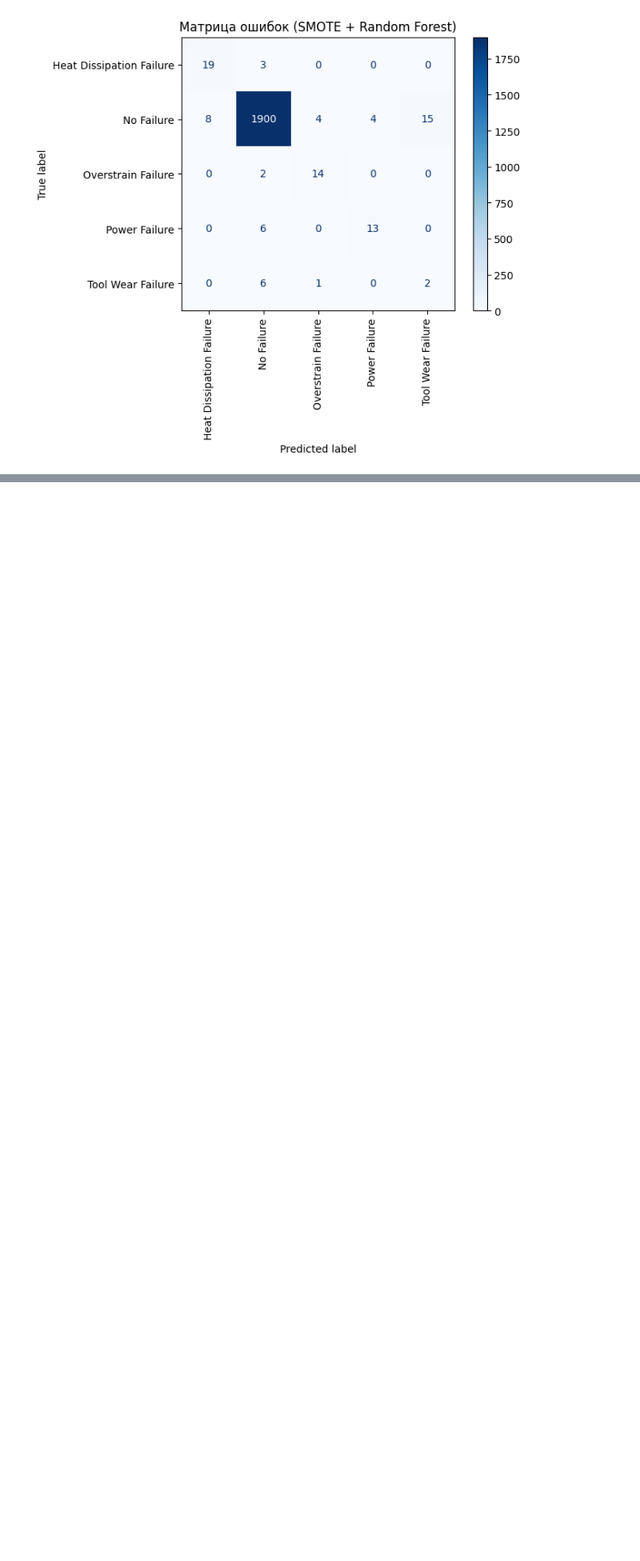
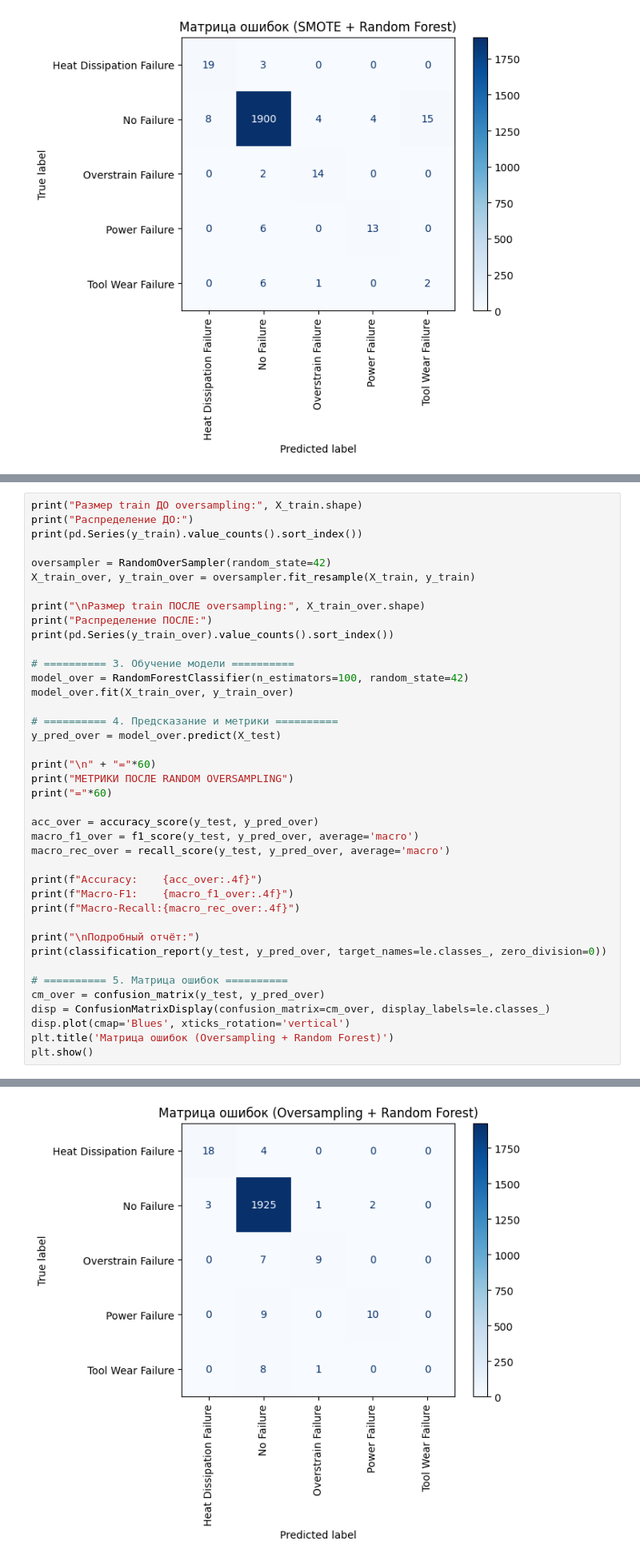
Before and after one commit to lilo5425/ML_balancing, a Jupyter notebook: Balance.ipynb, the cells around one changed output, grey strips where cells are left out. Shown: that part at 80% size. Cells and saved outputs as stored; diff of their text form; blank space fills up the shorter version.

Commit message:
Fixed oversampling (sketch)

```diff
--- a/Balance.ipynb
+++ b/Balance.ipynb
@@ -243,0 +316,41 @@ Name: count, dtype: int64
+# %%
+print("Размер train ДО oversampling:", X_train.shape)
+print("Распределение ДО:")
+print(pd.Series(y_train).value_counts().sort_index())
+
+oversampler = RandomOverSampler(random_state=42)
+X_train_over, y_train_over = oversampler.fit_resample(X_train, y_train)
+
+print("\nРазмер train ПОСЛЕ oversampling:", X_train_over.shape)
+print("Распределение ПОСЛЕ:")
+print(pd.Series(y_train_over).value_counts().sort_index())
+
+# ========== 3. Обучение модели ==========
+model_over = RandomForestClassifier(n_estimators=100, random_state=42)
+model_over.fit(X_train_over, y_train_over)
+
+# ========== 4. Предсказание и метрики ==========
+y_pred_over = model_over.predict(X_test)
+
+print("\n" + "="*60)
+print("МЕТРИКИ ПОСЛЕ RANDOM OVERSAMPLING")
+print("="*60)
+
+acc_over = accuracy_score(y_test, y_pred_over)
+macro_f1_over = f1_score(y_test, y_pred_over, average='macro')
+macro_rec_over = recall_score(y_test, y_pred_over, average='macro')
+
+print(f"Accuracy:    {acc_over:.4f}")
+print(f"Macro-F1:    {macro_f1_over:.4f}")
+print(f"Macro-Recall:{macro_rec_over:.4f}")
+
+print("\nПодробный отчёт:")
+print(classification_report(y_test, y_pred_over, target_names=le.classes_, zero_division=0))
+
+# ========== 5. Матрица ошибок ==========
+cm_over = confusion_matrix(y_test, y_pred_over)
+disp = ConfusionMatrixDisplay(confusion_matrix=cm_over, display_labels=le.classes_)
+disp.plot(cmap='Blues', xticks_rotation='vertical')
+plt.title('Матрица ошибок (Oversampling + Random Forest)')
+plt.show()
+# %% [output]
@@ -243,0 +374 @@ Name: count, dtype: int64
+[figure, added]
```
Also changed, not shown: parts of 6 cells of this notebook.
